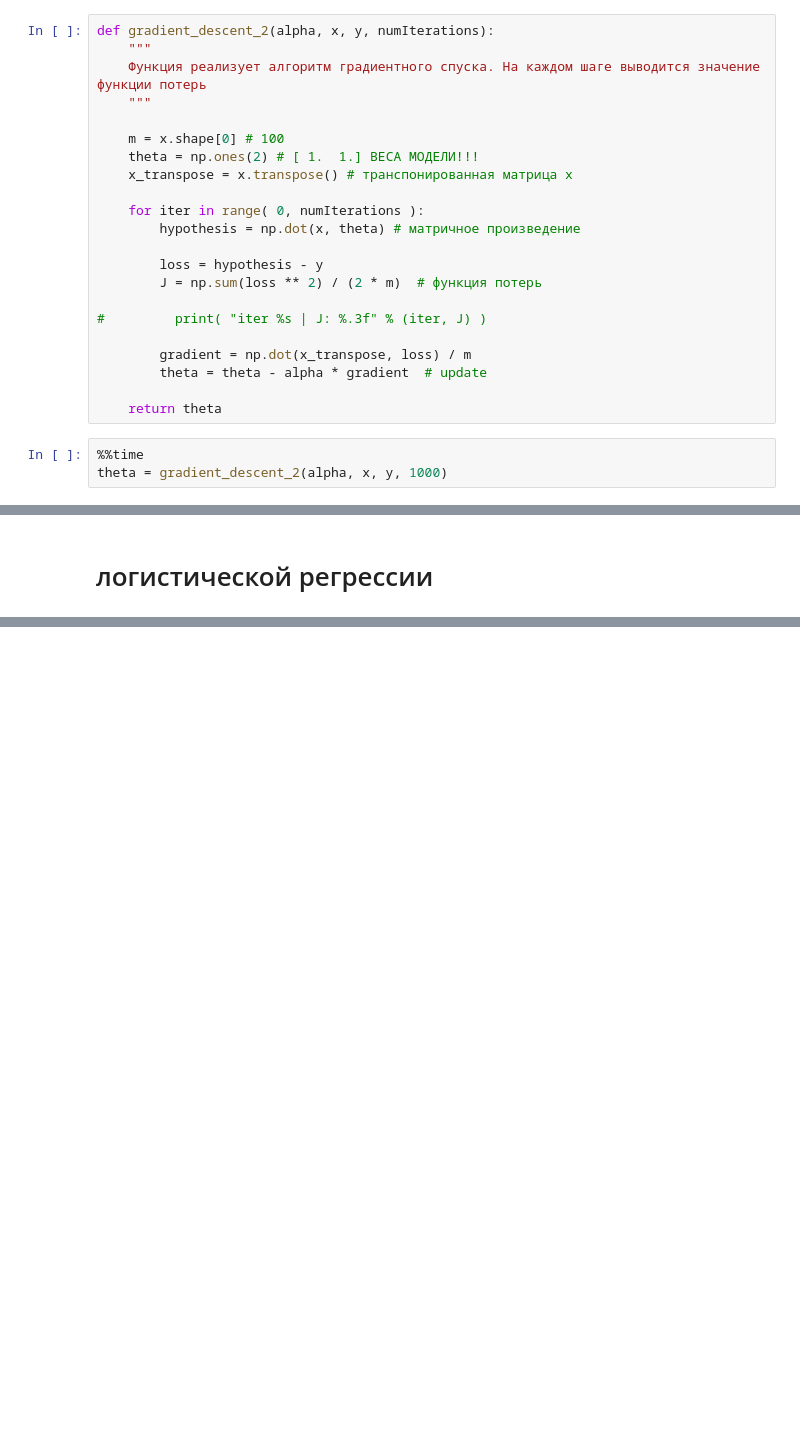
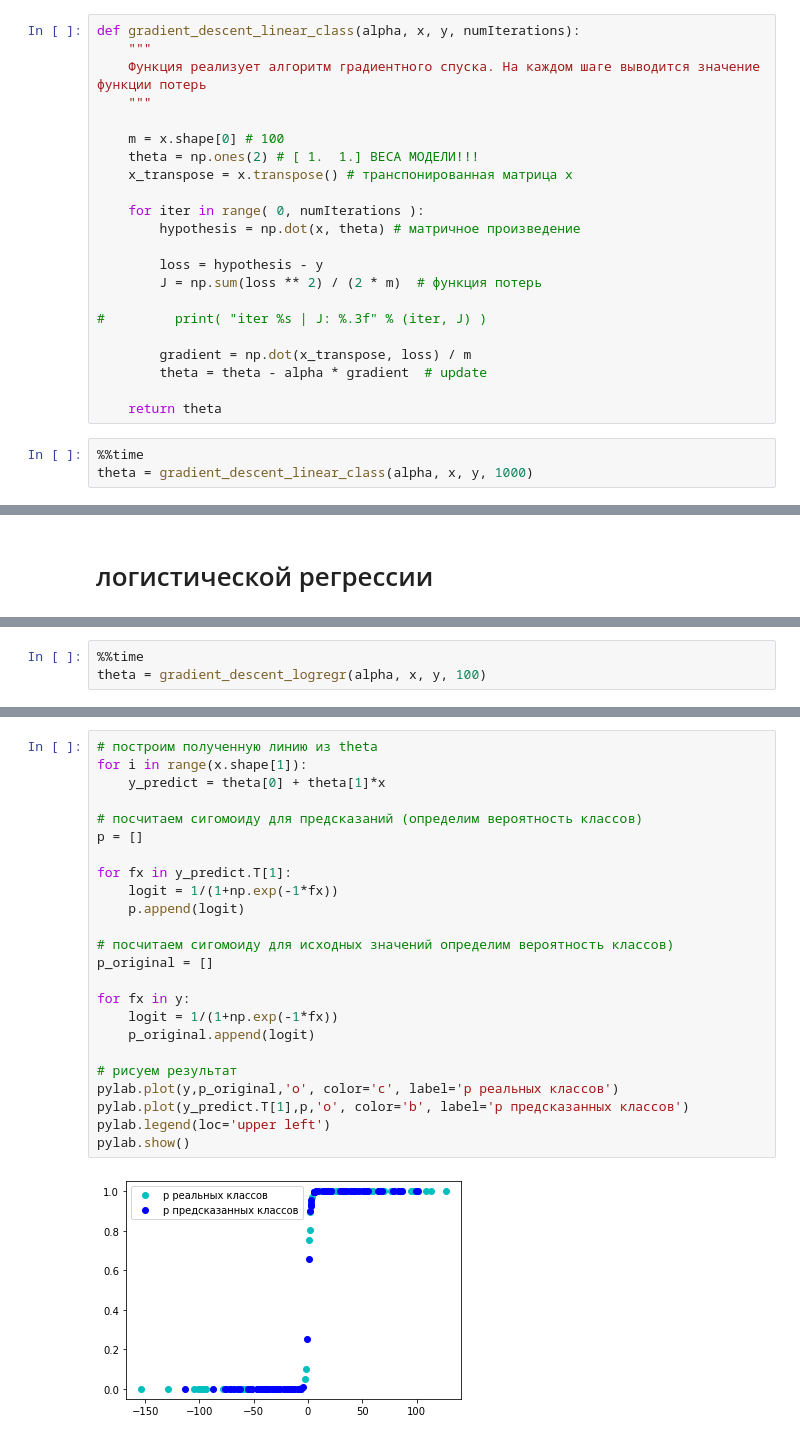
Before and after one commit to HeliosBI/AMLHW1, a Jupyter notebook: HW1.ipynb, the cells around one changed output, grey strips where cells are left out. Cells and saved outputs as stored; diff of their text form; blank space fills up the shorter version.

Commit message:
gradient desc with accuracy for logistic regression complete

```diff
--- a/HW1.ipynb
+++ b/HW1.ipynb
@@ -52,7 +54,7 @@ alpha = 0.01
 # %% [markdown]
 # линейной классификации
 # %%
-def gradient_descent_2(alpha, x, y, numIterations):
+def gradient_descent_linear_class(alpha, x, y, numIterations):
     """
     Функция реализует алгоритм градиентного спуска. На каждом шаге выводится значение функции потерь
     """
@@ -75,4 +77,4 @@ def gradient_descent_2(alpha, x, y, numIterations):
     return theta
 # %%
 %%time
-theta = gradient_descent_2(alpha, x, y, 1000)
+theta = gradient_descent_linear_class(alpha, x, y, 1000)
@@ -89,0 +125,3 @@ pylab.show()
+# %%
+%%time
+theta = gradient_descent_logregr(alpha, x, y, 100)
@@ -89,0 +146,26 @@ pylab.show()
+# %%
+# построим полученную линию из theta
+for i in range(x.shape[1]):
+    y_predict = theta[0] + theta[1]*x
+
+# посчитаем сигомоиду для предсказаний (определим вероятность классов)
+p = []
+
+for fx in y_predict.T[1]:
+    logit = 1/(1+np.exp(-1*fx))
+    p.append(logit)
+
+# посчитаем сигомоиду для исходных значений определим вероятность классов)
+p_original = []
+
+for fx in y:
+    logit = 1/(1+np.exp(-1*fx))
+    p_original.append(logit)
+
+# рисуем результат
+pylab.plot(y,p_original,'o', color='c', label='p реальных классов')
+pylab.plot(y_predict.T[1],p,'o', color='b', label='p предсказанных классов')
+pylab.legend(loc='upper left')
+pylab.show()
+# %% [output]
+[figure, added]
```
Also changed, not shown: parts of 5 cells of this notebook.
